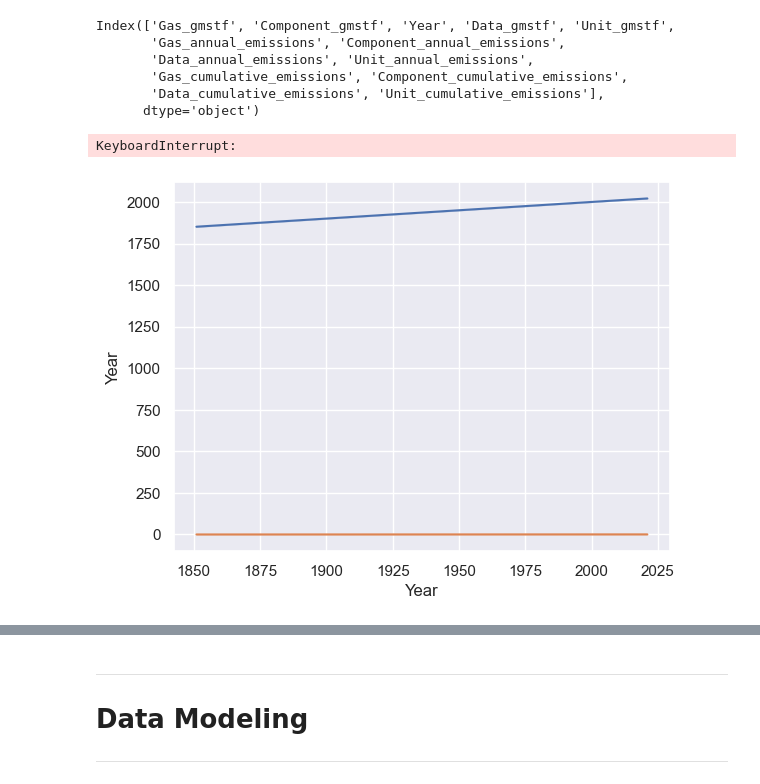
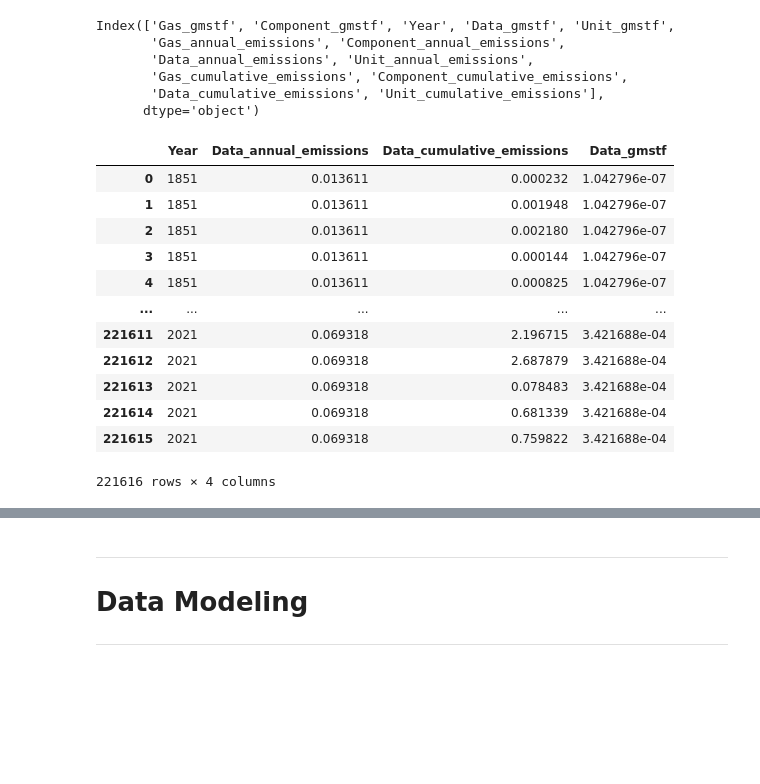
Before and after one commit to JosephRidge/linearmodels, a Jupyter notebook: app-JR.ipynb, the cells around one changed output, grey strips where cells are left out. Drawn from its saved outputs; the diff is of its cells as text; code cells hidden in the pictures; blank space fills up the shorter version.

```diff
--- a/app-JR.ipynb
+++ b/app-JR.ipynb
@@ -514,18 +514,19 @@ Index(['Gas_gmstf', 'Component_gmstf', 'Year', 'Data_gmstf', 'Unit_gmstf',
 # %%
 target_columns = ['Year','Data_annual_emissions','Data_cumulative_emissions','Data_gmstf']
 df_selected = df_kenya[target_columns]
-# %%
-import seaborn as sns
-import matplotlib.pyplot as plt
-
-for column in target_columns:
-    sns.lineplot(data=df_selected, x='Year', y=column)
-
-plt.title('General Distribution')
-plt.xlabel('Year')
-plt.ylabel('Levels')
-
-plt.show()
-# %% [output]
-KeyboardInterrupt:
-[figure, removed]
+# %%
+df_selected
+# %% [output]
+|  | Year | Data_annual_emissions | Data_cumulative_emissions | Data_gmstf |
+| 0 | 1851 | 0.013611 | 0.000232 | 1.042796e-07 |
+| 1 | 1851 | 0.013611 | 0.001948 | 1.042796e-07 |
+| 2 | 1851 | 0.013611 | 0.002180 | 1.042796e-07 |
+| 3 | 1851 | 0.013611 | 0.000144 | 1.042796e-07 |
+| 4 | 1851 | 0.013611 | 0.000825 | 1.042796e-07 |
+| ... | ... | ... | ... | ... |
+| 221611 | 2021 | 0.069318 | 2.196715 | 3.421688e-04 |
+| 221612 | 2021 | 0.069318 | 2.687879 | 3.421688e-04 |
+| 221613 | 2021 | 0.069318 | 0.078483 | 3.421688e-04 |
+| 221614 | 2021 | 0.069318 | 0.681339 | 3.421688e-04 |
+| 221615 | 2021 | 0.069318 | 0.759822 | 3.421688e-04 |
+221616 rows × 4 columns
```
Also changed, not shown: parts of 14 cells of this notebook.
